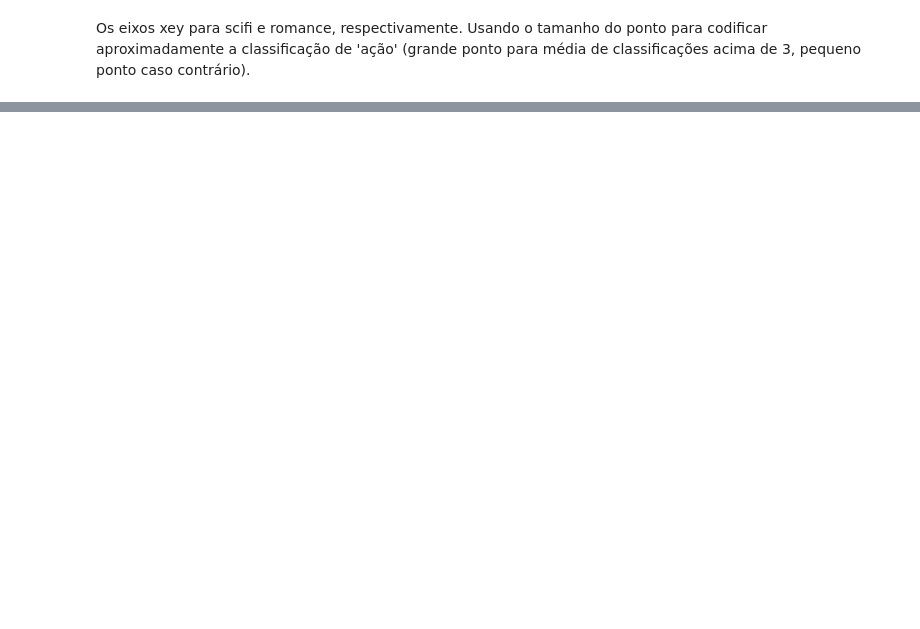
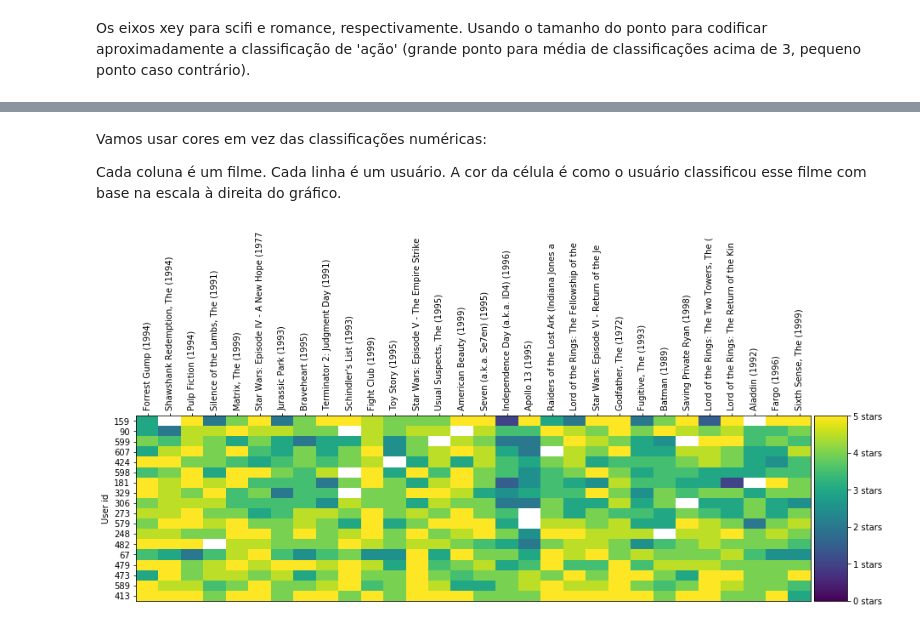
Before and after one commit to helio69/Netflix, a Jupyter notebook: PojetoNetflix/Netflix_Kmeansclustering.ipynb, the cells around one changed output, grey strips where cells are left out. Cells and saved outputs as stored; diff of their text form; code cells hidden in the pictures; blank space fills up the shorter version.

```diff
--- a/PojetoNetflix/Netflix_Kmeansclustering.ipynb
+++ b/PojetoNetflix/Netflix_Kmeansclustering.ipynb
@@ -243,2 +243,10 @@ helper.draw_clusters_3d(biased_dataset_3_genres, predictions_5)
 # %% [markdown]
 Os eixos xey para scifi e romance, respectivamente. Usando o tamanho do ponto para codificar aproximadamente a classificação de 'ação' (grande ponto para média de classificações acima de 3, pequeno ponto caso contrário).
+# %%
+##Fazer a matriz que o Felipe quer
+# Merge duas dataset Users X Movies
+ratings_title = pd.merge(ratings, movies[['movieId', 'title']], on='movieId' )
+user_movie_ratings = pd.pivot_table(ratings_title, index='userId', columns= 'title', values='rating')
+
+print('dataset dimensao: ', user_movie_ratings.shape, '\n\nSubset examplo:')
+user_movie_ratings.iloc[:6, :10]
@@ -244,0 +271,8 @@ Os eixos xey para scifi e romance, respectivamente. Usando o tamanho do ponto pa
+# %%
+#aqui eu defino o tamanho da matriz que quero
+n_movies = 30
+n_users = 18
+most_rated_movies_users_selection = helper.sort_by_rating_density(user_movie_ratings, n_movies, n_users)
+
+print('dataset dimensao: ', most_rated_movies_users_selection.shape)
+most_rated_movies_users_selection.head()
@@ -244,0 +291,8 @@ Os eixos xey para scifi e romance, respectivamente. Usando o tamanho do ponto pa
+# %% [markdown]
+Vamos usar cores em vez das classificações numéricas:
+
+Cada coluna é um filme. Cada linha é um usuário. A cor da célula é como o usuário classificou esse filme com base na escala à direita do gráfico.
+# %%
+helper.draw_movies_heatmap(most_rated_movies_users_selection)
+# %% [output]
+[figure, added]
```
Also changed, not shown: parts of 10 cells of this notebook, 1 other file.
